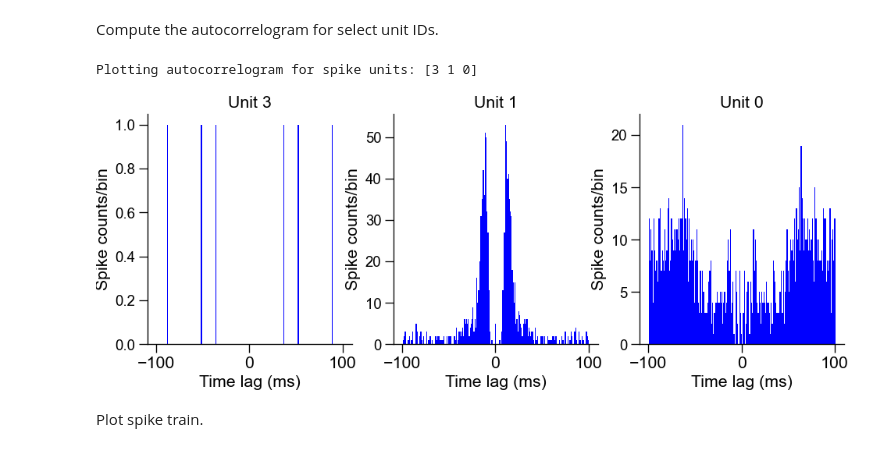
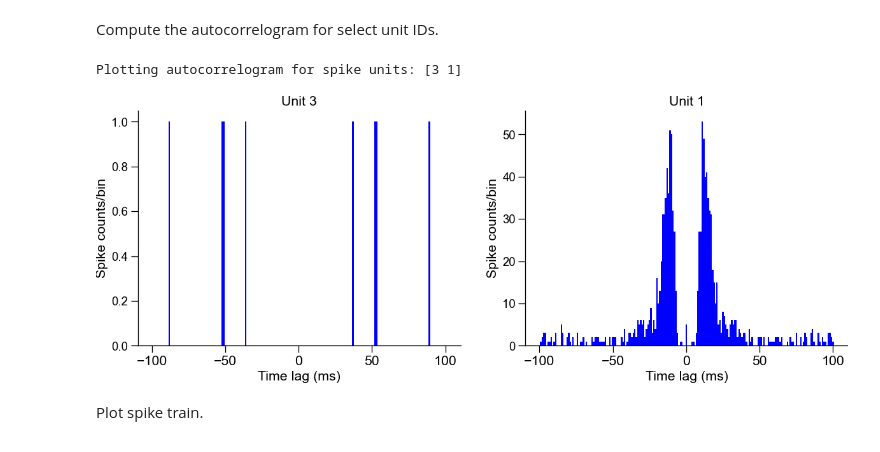
Before and after one commit to mzabolocki/SynaptiConn, a Jupyter notebook: examples/plots/plot_spiketrains_phy.ipynb, the cells around one changed output. Cells and saved outputs as stored; diff of their text form; code cells hidden in the pictures.

```diff
--- a/examples/plots/plot_spiketrains_phy.ipynb
+++ b/examples/plots/plot_spiketrains_phy.ipynb
@@ -63,20 +63,20 @@ pd.DataFrame(spk_unit_report)
 # %% [markdown]
 Compute the autocorrelogram for select unit IDs.
 # %%
-snc.plot_autocorrelogram(spike_units_to_plot=[3,1,0], color='blue', figsize=(12,4))
+snc.plot_autocorrelogram(spike_units_to_plot=[3,1], color='blue')
 
 # ensure that the input is a list type
 # need to build in checks for the type inserts
 # check if any units were not able to be found / matched
 # fix the check_ax
 # is ax needed here?
 # add a reset option for the bins and lags for plotting etc.
 # add a function to check the lags and the bins for this etc.
 
 # option for single plots, which can then be customized?
 # %% [output]
-Plotting autocorrelogram for spike units: [3 1 0]
+Plotting autocorrelogram for spike units: [3 1]
-[figure, old version]
+[figure, new version]
 # %% [markdown]
 Plot spike train.
 # %%
```
Also changed, not shown: 4 other files.
